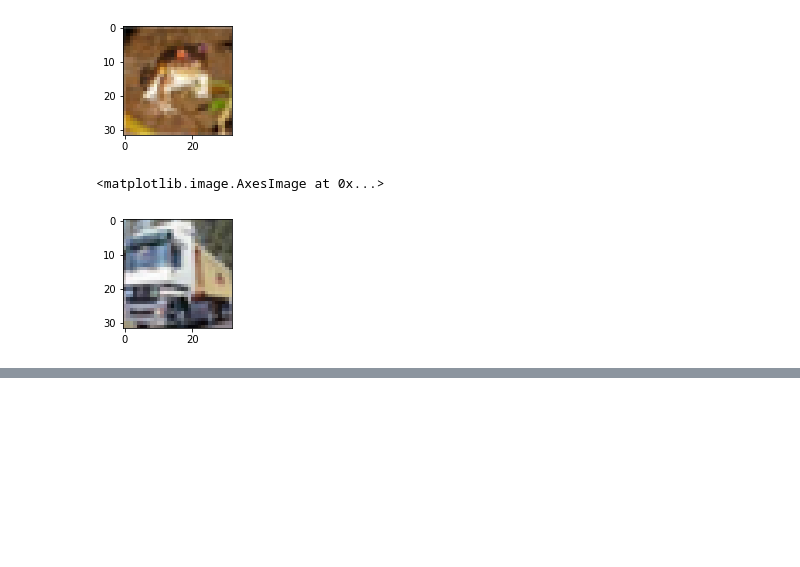
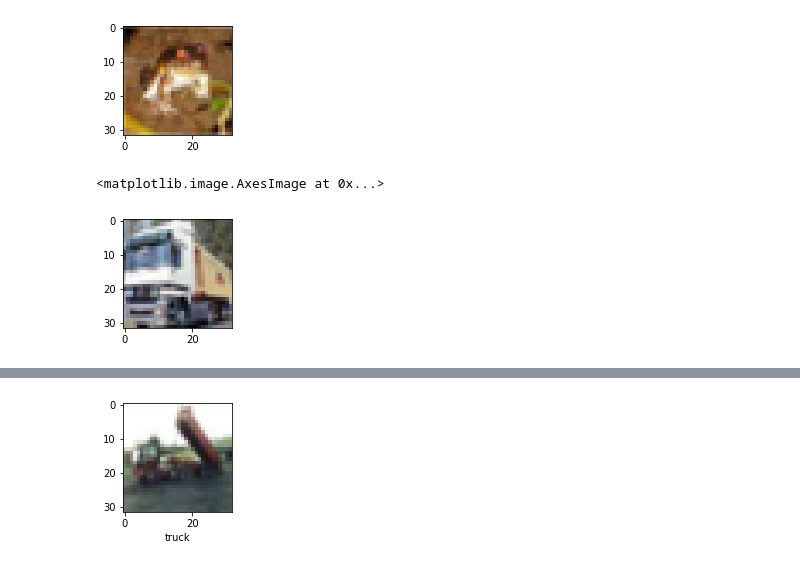
Before and after one commit to Milind-cod3-base/Cifar10_CNN, a Jupyter notebook: CNN_cifar10.ipynb, the cells around one changed output, grey strips where cells are left out. Saved outputs shown, nothing was run; the diff lists cells and outputs as text; code cells hidden in the pictures; blank space fills up the shorter version.

```diff
--- a/CNN_cifar10.ipynb
+++ b/CNN_cifar10.ipynb
@@ -57,0 +88,4 @@ plt.imshow(X_train[1])
+# %%
+plot_sample(X_train, y_train, 2)
+# %% [output]
+[figure, added]
```
Also changed, not shown: parts of 6 cells of this notebook.
